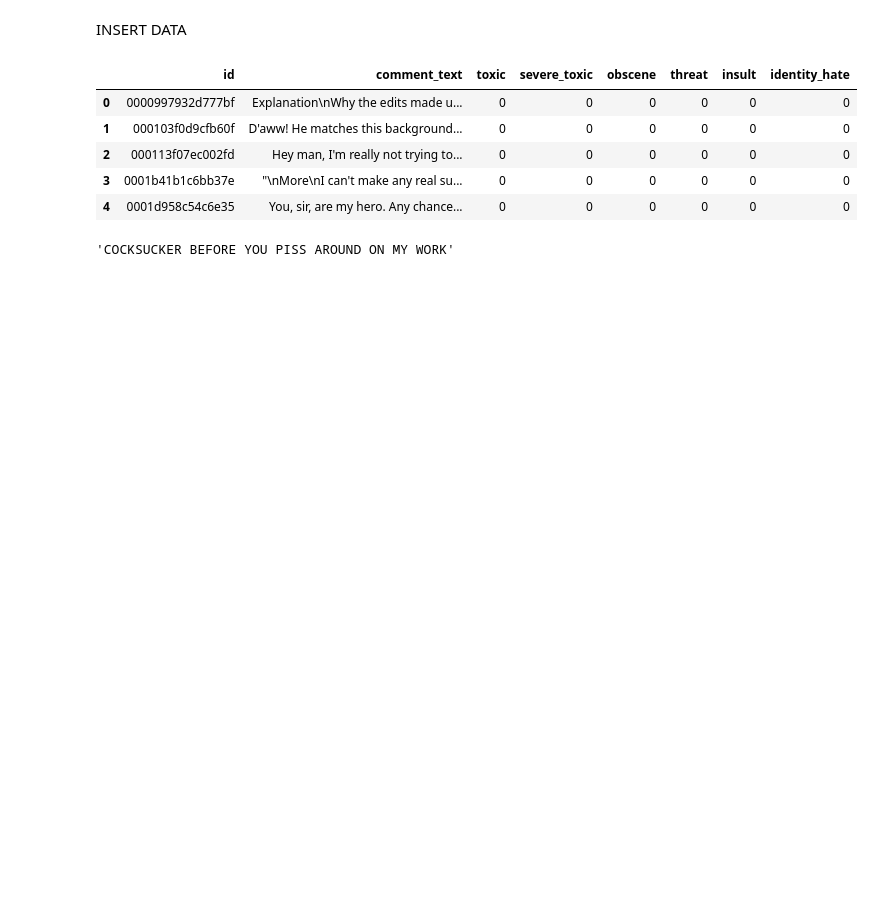
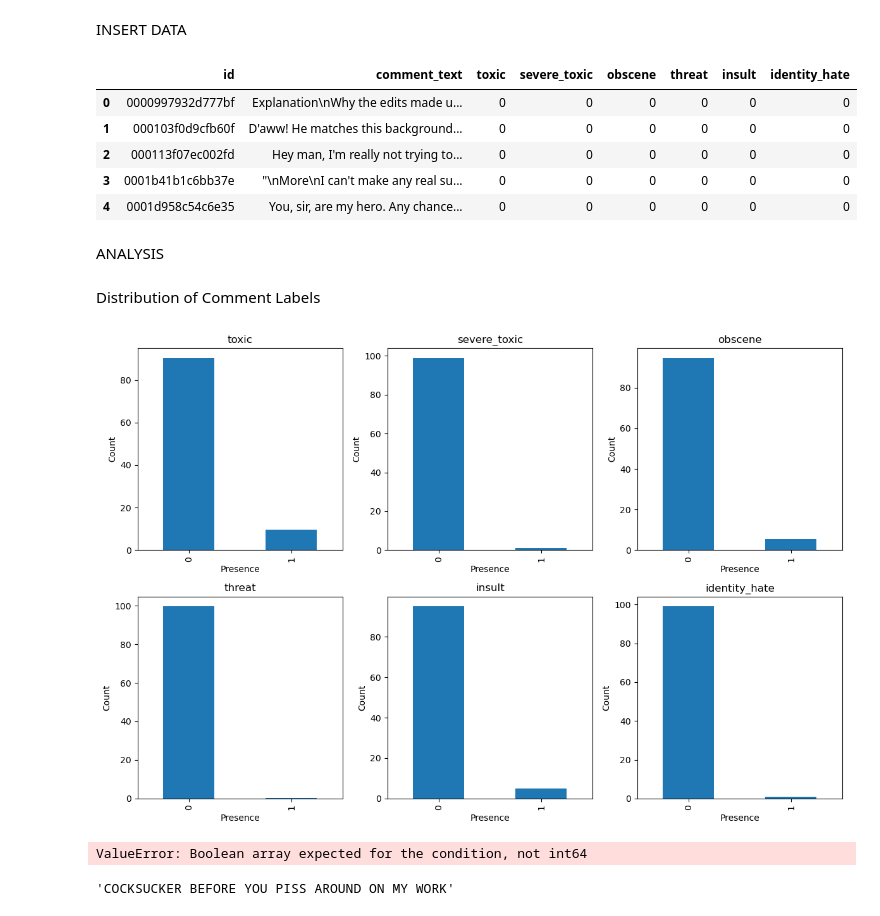
Before and after one commit to x1tedbtw/Toxic_Comment_Classification, a Jupyter notebook: Toxicity.ipynb, the cells around one changed output. Cells and saved outputs as stored; diff of their text form; code cells hidden in the pictures; blank space fills up the shorter version.

```diff
--- a/Toxicity.ipynb
+++ b/Toxicity.ipynb
@@ -16,6 +16,46 @@ df.head()
 | 2 | 000113f07ec002fd | Hey man, I'm really not trying to... | 0 | 0 | 0 | 0 | 0 | 0 |
 | 3 | 0001b41b1c6bb37e | "\nMore\nI can't make any real su... | 0 | 0 | 0 | 0 | 0 | 0 |
 | 4 | 0001d958c54c6e35 | You, sir, are my hero. Any chance... | 0 | 0 | 0 | 0 | 0 | 0 |
+# %% [markdown]
+ANALYSIS
+# %% [markdown]
+Distribution of Comment Labels
+# %%
+import matplotlib.pyplot as plt
+
+labels = df[df.columns[2:]]
+
+# Plot histogram
+plt.figure(figsize=(12, 8))
+for i, label in enumerate(labels):
+    plt.subplot(2, 3, i+1)
+    (df[label].value_counts(normalize=True) * 100).plot(kind='bar')
+    plt.title(label)
+    plt.xlabel('Presence')
+    plt.ylabel('Count')
+
+plt.tight_layout()
+plt.show()
+# %% [output]
+[figure, added]
+# %%
+import seaborn as sns
+
+label_columns = ['toxic', 'severe_toxic', 'obscene', 'threat', 'insult', 'identity_hate']
+
+# Calculate the correlation matrix for the label columns
+correlation_matrix = df[labels].corr()
+
+# Display the correlation matrix
+print(correlation_matrix)
+
+# Plot the heatmap
+plt.figure(figsize=(10, 8))
+sns.heatmap(correlation_matrix, annot=True, cmap='coolwarm', fmt=".2f")
+plt.title('Correlation Matrix of Toxic Comment Labels')
+plt.show()
+# %% [output]
+ValueError: Boolean array expected for the condition, not int64
 # %%
 df.iloc[6]['comment_text']
 # %% [output]
```
Also changed, not shown: parts of 32 cells of this notebook, 1 other file.
